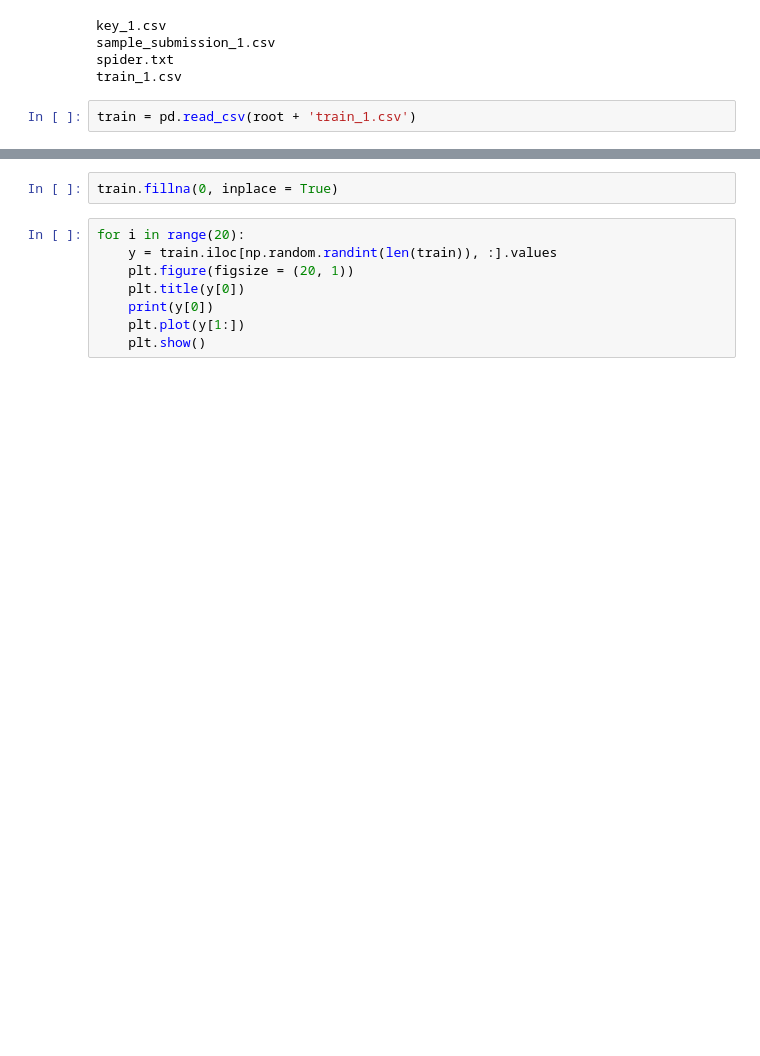
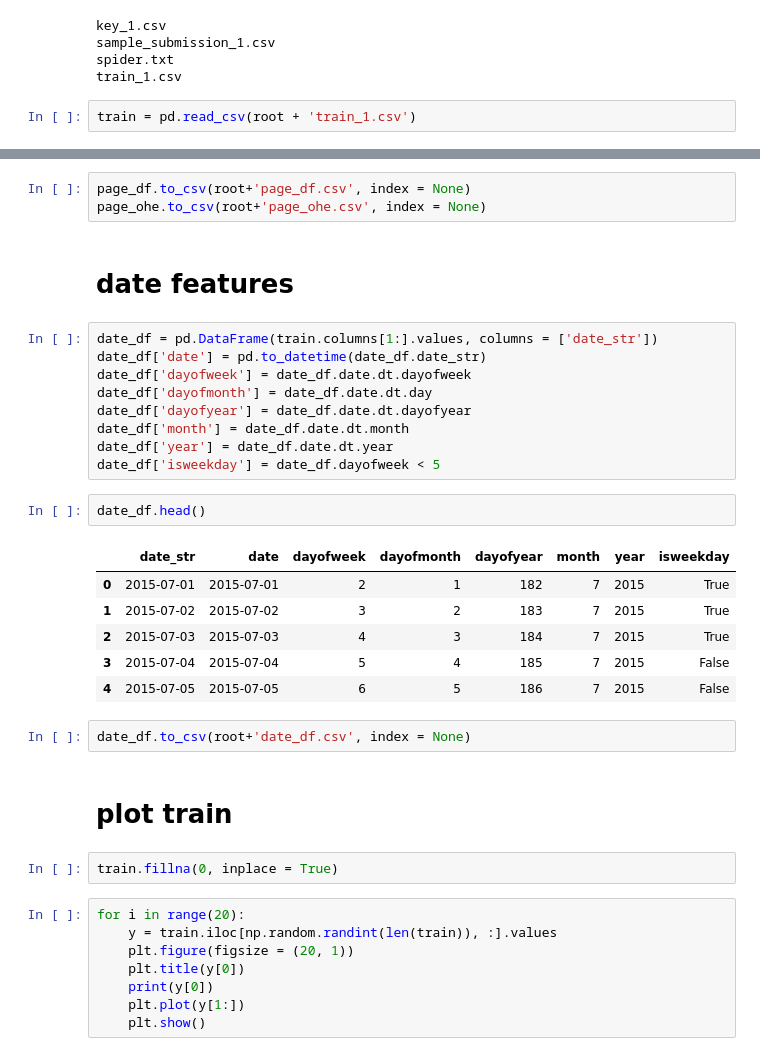
Before and after one commit to kylinorange/kaggle-wikipedia, a Jupyter notebook: EDA.ipynb, the cells around one changed output, grey strips where cells are left out. Saved outputs shown, nothing was run; the diff lists cells and outputs as text; blank space fills up the shorter version.

```diff
--- a/EDA.ipynb
+++ b/EDA.ipynb
@@ -52,3 +72,30 @@ train.head(20)
+# %%
+page_df.to_csv(root+'page_df.csv', index = None)
+page_ohe.to_csv(root+'page_ohe.csv', index = None)
+# %% [markdown]
+# date features
+# %%
+date_df = pd.DataFrame(train.columns[1:].values, columns = ['date_str'])
+date_df['date'] = pd.to_datetime(date_df.date_str)
+date_df['dayofweek'] = date_df.date.dt.dayofweek
+date_df['dayofmonth'] = date_df.date.dt.day
+date_df['dayofyear'] = date_df.date.dt.dayofyear
+date_df['month'] = date_df.date.dt.month
+date_df['year'] = date_df.date.dt.year
+date_df['isweekday'] = date_df.dayofweek < 5
+# %%
+date_df.head()
+# %% [output]
+|  | date_str | date | dayofweek | dayofmonth | dayofyear | month | year | isweekday |
+| 0 | 2015-07-01 | 2015-07-01 | 2 | 1 | 182 | 7 | 2015 | True |
+| 1 | 2015-07-02 | 2015-07-02 | 3 | 2 | 183 | 7 | 2015 | True |
+| 2 | 2015-07-03 | 2015-07-03 | 4 | 3 | 184 | 7 | 2015 | True |
+| 3 | 2015-07-04 | 2015-07-04 | 5 | 4 | 185 | 7 | 2015 | False |
+| 4 | 2015-07-05 | 2015-07-05 | 6 | 5 | 186 | 7 | 2015 | False |
+# %%
+date_df.to_csv(root+'date_df.csv', index = None)
+# %% [markdown]
+# plot train
 # %%
 train.fillna(0, inplace = True)
 # %%
```
Also changed, not shown: parts of 9 cells of this notebook, 2 other files.
